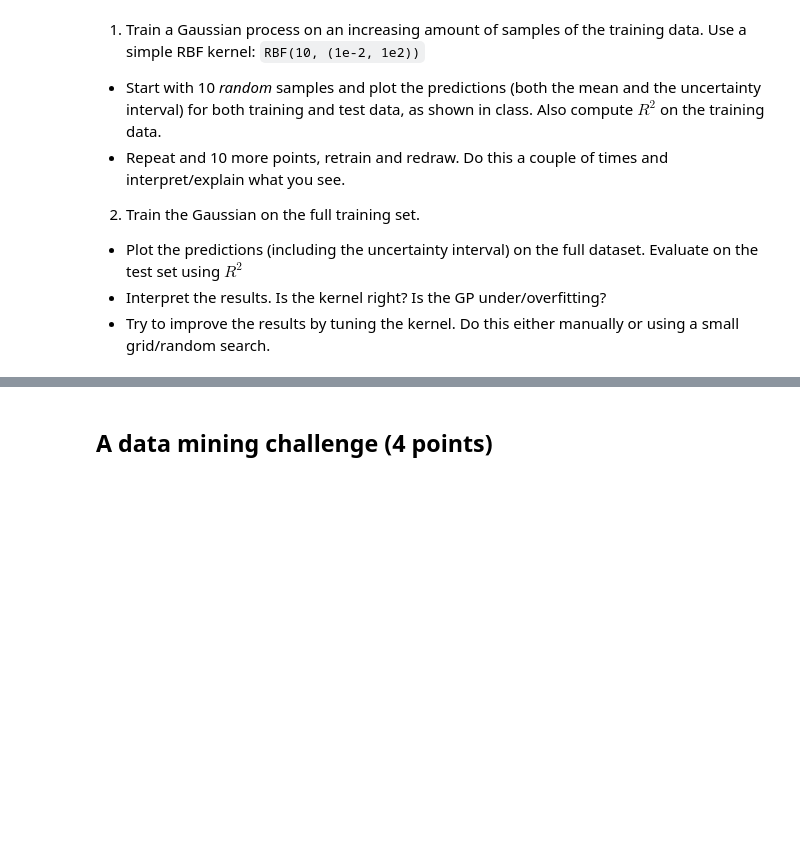
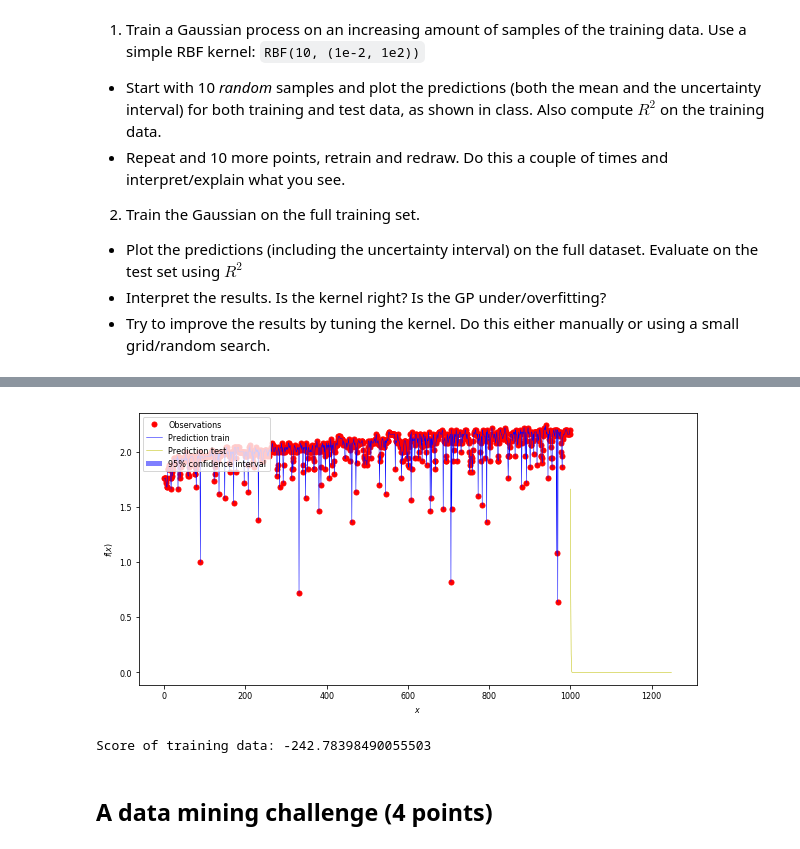
Before and after one commit to schneiderjan/2imm20-assignments, a Jupyter notebook: 1_our_solutions/Assignment 2.ipynb, the cells around one changed output, grey strips where cells are left out. Cells and saved outputs as stored; diff of their text form; code cells hidden in the pictures; blank space fills up the shorter version.

```diff
--- a/1_our_solutions/Assignment 2.ipynb
+++ b/1_our_solutions/Assignment 2.ipynb
@@ -314,40 +390,45 @@ pd.Series(X[:1500,0]).plot()
 # %%
 from sklearn.gaussian_process import GaussianProcessRegressor
 from sklearn.gaussian_process.kernels import RBF, ConstantKernel as C
-
-def f(x):
-    #"""The function to predict."""
-    return x * np.sin(x)
+import random
+from sklearn.metrics import r2_score
 
 
-X = X_test
-
-# Observations
-y = y_test
-
-# Mesh the input space for evaluations of the real function, the prediction # its MSE
-x = np.atleast_2d(np.linspace(0, 10, 1000)).T
-
 # Instanciate a Gaussian Process model
-kernel = C(1.0, (1e-3, 1e3)) * RBF(10, (1e-2, 1e2))
-gp = GaussianProcessRegressor(kernel=kernel, n_restarts_optimizer=9)
+kernel = C(1.0, (1e-3, 1e3)) * RBF(1.0, (1e-2, 1e2))
+gp = GaussianProcessRegressor(kernel=kernel,
+                              n_restarts_optimizer=9)#gives positives
 
 # Fit to data using Maximum Likelihood Estimation of the parameters
-gp.fit(X, y)
+fit=gp.fit(X_train, y_train)
 
 # Make the prediction on the meshed x-axis (ask for MSE as well)
-y_pred, sigma = gp.predict(x, return_std=True)
+y_pred, sigma = gp.predict(X_train, return_std=True)
+y_pred = y_pred[:,0]
+
+y_pred_test, sigma_test = gp.predict(X_test, return_std=True)
+y_pred_test = y_pred_test[:,0]
+
 
 # Plot the function, the prediction and the 95% confidence interval based # the MSE
-fig = plt.figure()
-plt.plot(x, f(x), 'r:', label=u'$f(x) = x\,\sin(x)$')
-plt.plot(X, y, 'r.', markersize=10, label=u'Observations')
-plt.plot(x, y_pred, 'b-', label=u'Prediction')
-plt.fill(np.concatenate([x, x[::-1]]),
-np.concatenate([y_pred - 1.9600 * sigma,
-(y_pred + 1.9600 * sigma)[::-1]]),
-alpha=.5, fc='b', ec='None', label='95% confidence interval')
-plt.xlabel('$x$')
-plt.ylabel('$f(x)$')
-plt.ylim(-10, 20)
-plt.legend(loc='upper left')
+fig = plt.figure(figsize=(10, 5))
+#pl1=plt.plot(x, f(x), 'r:', label=u'$f(x) = x\,\sin(x)$')
+pl2=plt.plot(X_train, y_train, 'r.', markersize=10, label=u'Observations')
+pl3=plt.plot(X_train, y_pred, 'b-', label=u'Prediction train')
+pl4=plt.plot(X_test, y_pred_test, 'y-', label=u'Prediction test')
+pl5=plt.fill(np.concatenate([X_train, X_train[::-1]]),
+             np.concatenate([y_pred - 1.9600 * sigma,
+                             (y_pred + 1.9600 * sigma)[::-1]]),
+             alpha=.5, fc='b', ec='None', label='95% confidence interval')
+plx=plt.xlabel('$x$')
+ply=plt.ylabel('$f(x)$')
+#pll=plt.ylim(-5, 5)
+leg=plt.legend(loc='upper left')
+
+plt.show()
+
+score=r2_score(X_test, y_pred_test)
+print("Score of training data: {0}".format(score))
+# %% [output]
+[figure, added]
+Score of training data: -242.78398490055503
```
Also changed, not shown: parts of 6 cells of this notebook.
